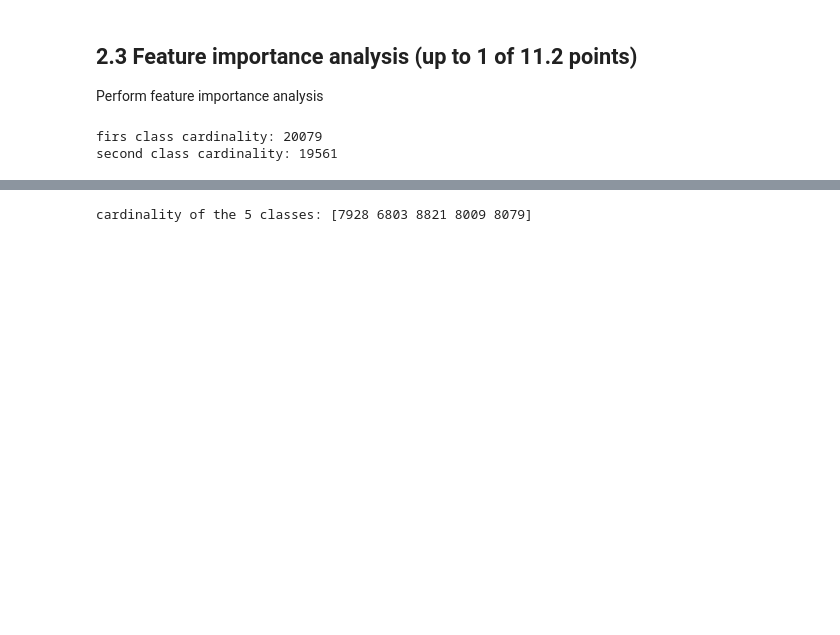
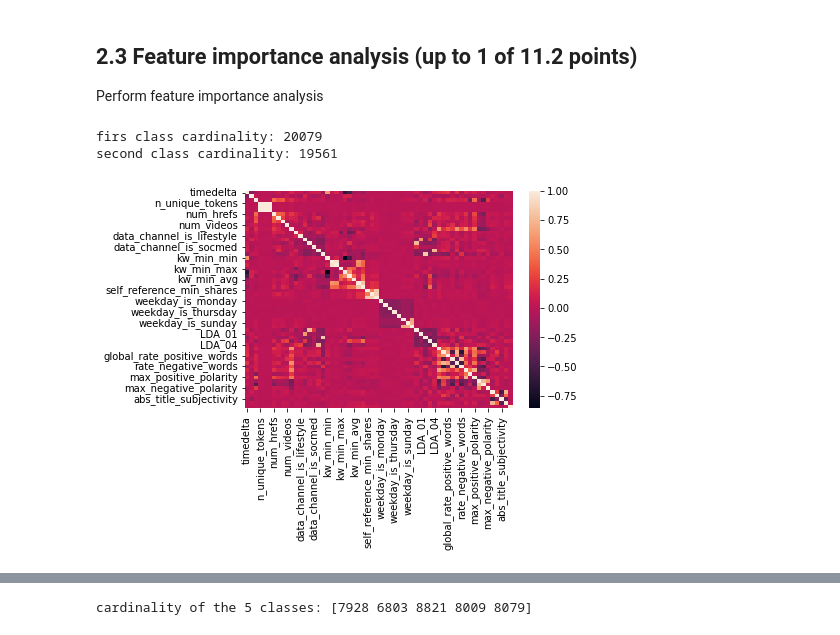
Before and after one commit to SofiaTorchia/ML-challenge, a Jupyter notebook: ML_Challenge_21-22.ipynb, the cells around one changed output, grey strips where cells are left out. Saved outputs shown, nothing was run; the diff lists cells and outputs as text; code cells hidden in the pictures; blank space fills up the shorter version.

```diff
--- a/ML_Challenge_21-22.ipynb
+++ b/ML_Challenge_21-22.ipynb
@@ -228,6 +228,8 @@ your comments for step 2.2 Dataset Analysis
 Perform feature importance analysis
 # %%
 # write here the code for 2.4 Feature importance analysis
+# %%
+data = pd.read_csv('cleaned_data.csv')
 # %%
 # nell'articolo non viene fatto un oversamplig o un undersampling ma viene effettuata una feature binarization.
 # La soglia di 1400 corrisponde all'incirca ad una divisione uniforme della colonna di target.
@@ -241,3 +243,18 @@ print(f'second class cardinality: {second_class_card}')
 # %% [output]
 firs class cardinality: 20079
 second class cardinality: 19561
+# %%
+# devo capire come gestire gli url: potrei interpretarli solo come il 'nome' del dato, quindi si sostituisce con
+# l'index. le info sul contenuto sono già nelle colonne. mi dà info sulla data. ogni url è una classe diversa
+# quindi qualsiasi tipo di encoding non ha senso. Decido di non tenere questa colonna per la feature importance.
+data.drop(columns=['url'],inplace=True)
+# %%
+# elimino colonne altamente correlate
+# n_non_stop_words
+# n_non_stop_unique_tokens
+
+import seaborn as sn
+correlation_matrix = data.corr()
+ax = sn.heatmap(correlation_matrix)
+# %% [output]
+[figure, added]
```
Also changed, not shown: parts of 14 cells of this notebook.
